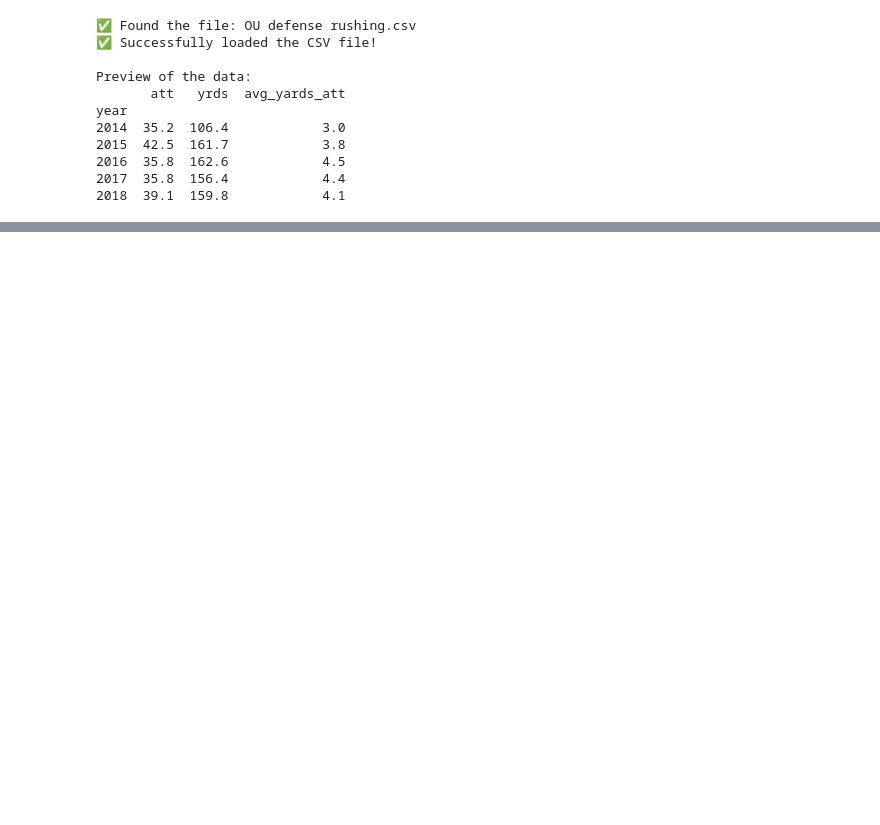
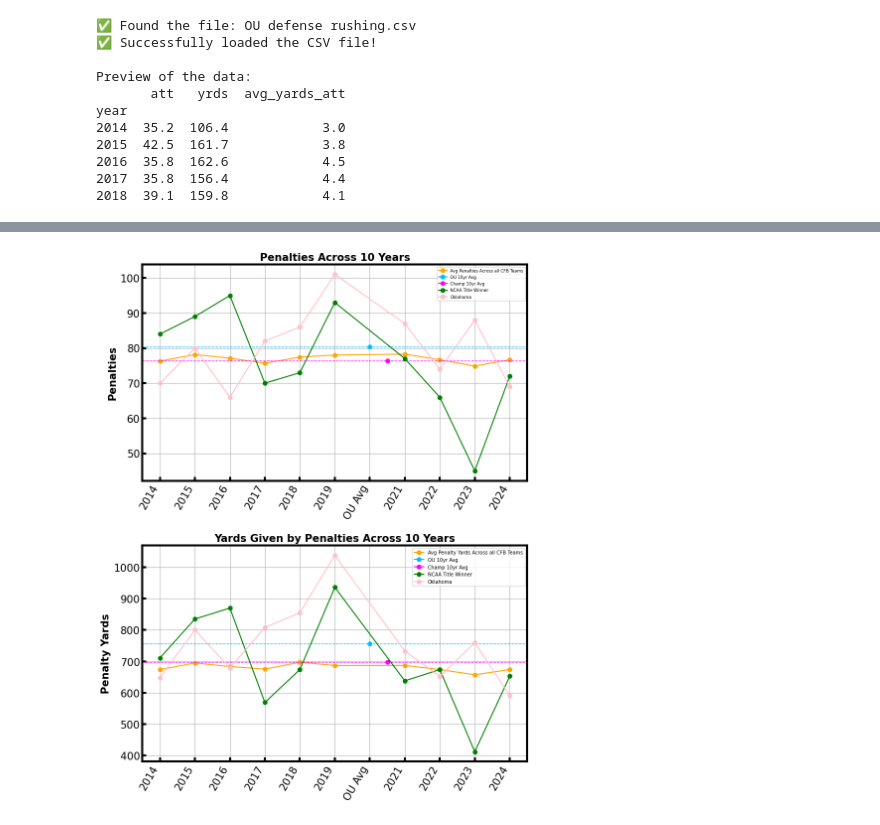
Before and after one commit to Jmo-1/Astro-Project, a Jupyter notebook: Project Code.ipynb, the cells around one changed output, grey strips where cells are left out. Saved outputs shown, nothing was run; the diff lists cells and outputs as text; code cells hidden in the pictures; blank space fills up the shorter version.

```diff
--- a/Project Code.ipynb
+++ b/Project Code.ipynb
@@ -624,0 +981,80 @@ plt.show()
+# %%
+import matplotlib.pyplot as plt
+import pandas as pd
+
+df = pd.read_csv('Penalties.csv')
+fig, (ax1, ax2) = plt.subplots(2, 1, figsize=(10, 13))
+
+#----------------------------------------------------------------------------------------------------------------------------------------------#
+
+#First graph
+
+ax1.plot(df['year'], df['penalties'], color='orange', marker='o', label='Avg Penalties Across all CFB Teams')
+
+ou_ypp_x = 2020
+ou_ypp_y = 80.3
+
+ax1.plot(ou_ypp_x, ou_ypp_y, marker='o', color='deepskyblue', label='OU 10yr Avg')
+ax1.axhline(y=ou_ypp_y, linestyle='--', color='deepskyblue', linewidth=1)
+
+champ_avg_x = 2020.5
+champ_avg_y = 76.4
+
+ax1.plot(champ_avg_x, champ_avg_y, marker='o', color='magenta', label='Champ 10yr Avg')
+ax1.axhline(y=champ_avg_y, linestyle='--', color='magenta', linewidth=1)
+
+xticks = list(df['year']) + [ou_ypp_x]
+xtick_labels = list(df['year'].astype(str)) + ['OU Avg']
+ax1.set_xticks(xticks)
+ax1.set_xticklabels(xtick_labels, rotation=60, ha='right', fontsize=9)
+
+natchamp = np.array([84, 89, 95, 70, 73, 93, 77, 66, 45, 72])
+ax1.plot(df['year'], natchamp, color='green', marker='o', label='NCAA Title Winner')
+
+OUyear = np.array([70, 80, 66, 82, 86, 101, 87, 74, 88, 69])
+ax1.plot(df['year'], OUyear, color='pink', marker='o', label='Oklahoma')
+
+ax1.set_title('Penalties Across 10 Years', fontsize=15, fontweight='bold')
+ax1.set_ylabel('Penalties', fontsize=15, fontweight='bold')
+ax1.grid(True)
+ax1.tick_params(top=False, right=False, labelsize=15)
+ax1.legend(fontsize=6, loc='upper right')
+plt.subplots_adjust(hspace=0.3)
+
+#----------------------------------------------------------------------------------------------------------------------------------------------#
+
+#Second Plot
+
+ax2.plot(df['year'], df['penalty yrds'], marker='o', label='Avg Penalty Yards Across all CFB Teams', color='orange')
+
+ou_avg_x = 2020
+ou_avg_y = 756.4
+
+ax2.plot(ou_avg_x, ou_avg_y, marker='o', color='deepskyblue', label='OU 10yr Avg')
+ax2.axhline(y=ou_avg_y, linestyle='--', color='deepskyblue', linewidth=1)
+
+champ_avg_x = 2020.5
+champ_avg_y = 697.2
+
+ax2.plot(champ_avg_x, champ_avg_y, marker='o', color='magenta', label='Champ 10yr Avg')
+ax2.axhline(y=champ_avg_y, linestyle='--', color='magenta', linewidth=1)
+
+xticks = list(df['year']) + [ou_avg_x]
+xtick_labels = list(df['year'].astype(str)) + ['OU Avg']
+ax2.set_xticks(xticks)
+ax2.set_xticklabels(xtick_labels, rotation=60, ha='right', fontsize=9)
+
+natchamp = np.array([711, 835, 870, 569, 674, 936, 638, 674, 412, 653])
+ax2.plot(df['year'], natchamp, color='green', marker='o', label='NCAA Title Winner')
+
+OUyear = np.array([648, 800, 679, 808, 855, 1038, 733, 652, 760, 591])
+ax2.plot(df['year'], OUyear, color='pink', marker='o', label='Oklahoma')
+
+ax2.set_title('Yards Given by Penalties Across 10 Years', fontsize=15, fontweight='bold')
+ax2.set_ylabel('Penalty Yards', fontsize=15, fontweight='bold')
+ax2.grid(True)
+ax2.tick_params(top=False, right=False, labelsize=15)
+ax2.legend(fontsize=7)
+plt.subplots_adjust(hspace=0.3)
+# %% [output]
+[figure, added]
```
Also changed, not shown: parts of 13 cells of this notebook.
